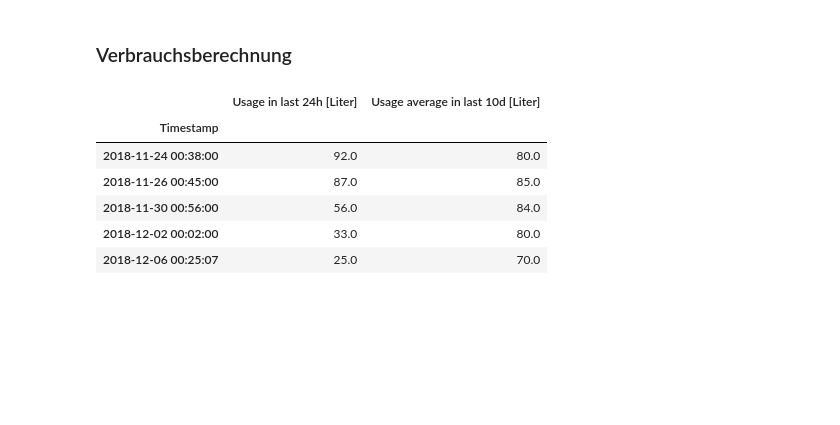
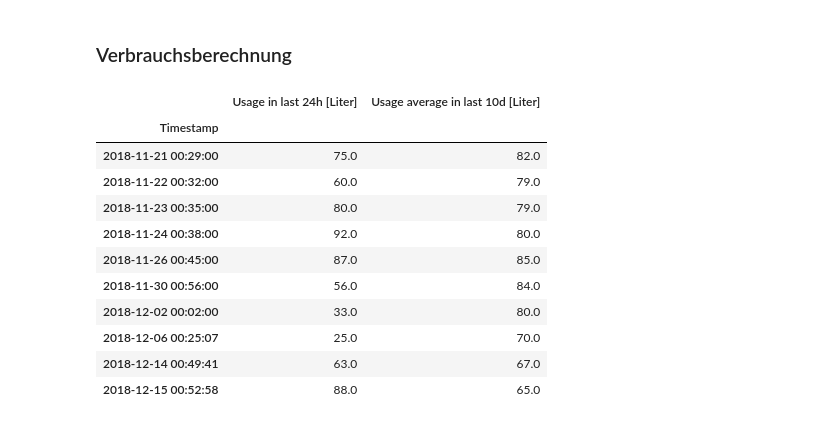
Before and after one commit to Andi0802/LevelMeasurement, a Jupyter notebook: log/Auswertung_Level.ipynb, the cells around one changed output. Drawn from its saved outputs; the diff is of its cells as text; code cells hidden in the pictures; blank space fills up the shorter version.

```diff
--- a/log/Auswertung_Level.ipynb
+++ b/log/Auswertung_Level.ipynb
@@ -216,12 +265,17 @@ dfd_failed.head(20)
 # %% [markdown]
 ### Verbrauchsberechnung
 # %%
-dfv.tail()
+dfv.tail(10)
 # %% [output]
 |  | Usage in last 24h [Liter] | Usage average in last 10d [Liter] |
 | Timestamp |  |  |
+| 2018-11-21 00:29:00 | 75.0 | 82.0 |
+| 2018-11-22 00:32:00 | 60.0 | 79.0 |
+| 2018-11-23 00:35:00 | 80.0 | 79.0 |
 | 2018-11-24 00:38:00 | 92.0 | 80.0 |
 | 2018-11-26 00:45:00 | 87.0 | 85.0 |
 | 2018-11-30 00:56:00 | 56.0 | 84.0 |
 | 2018-12-02 00:02:00 | 33.0 | 80.0 |
 | 2018-12-06 00:25:07 | 25.0 | 70.0 |
+| 2018-12-14 00:49:41 | 63.0 | 67.0 |
+| 2018-12-15 00:52:58 | 88.0 | 65.0 |
```
Also changed, not shown: parts of 18 cells of this notebook, 1 other file.
